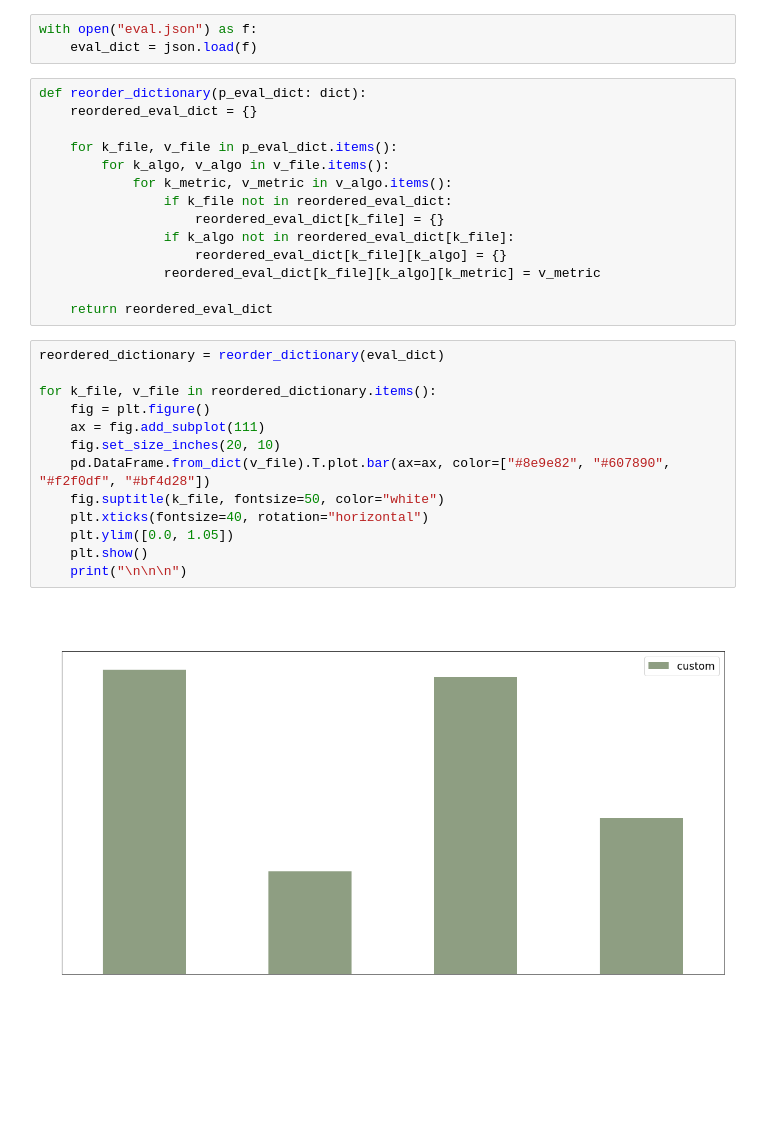
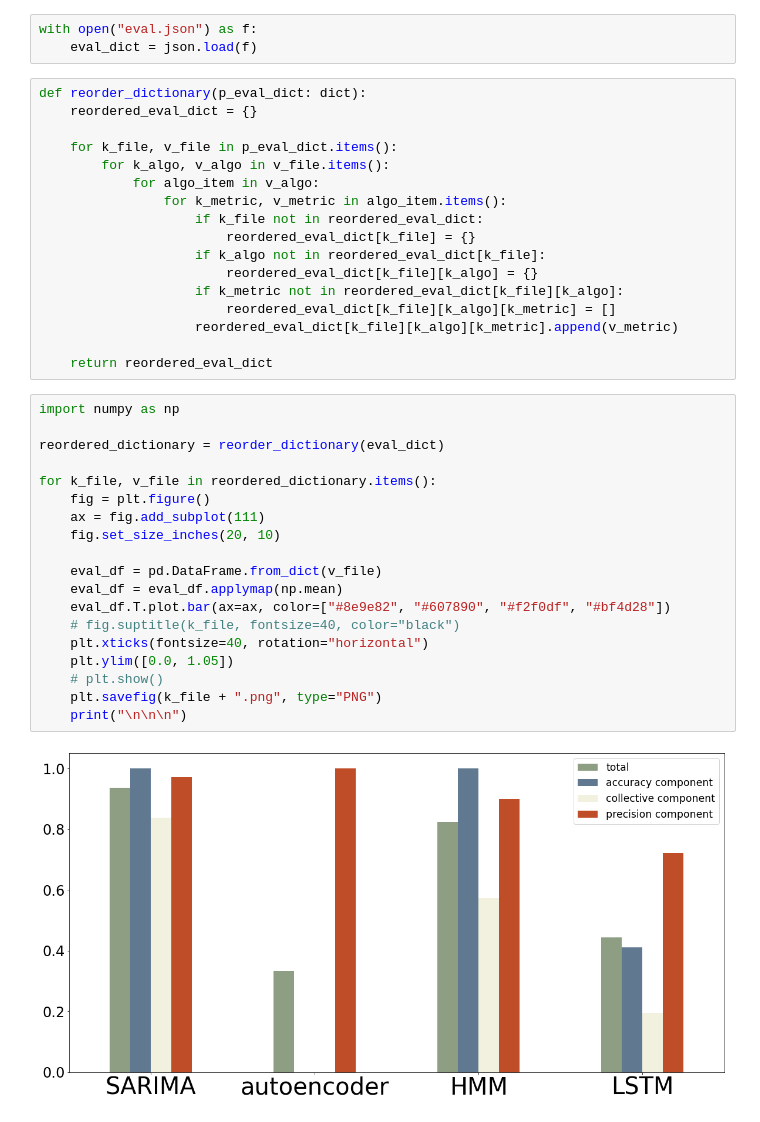
Before and after one commit to emerelte/kad, a Jupyter notebook: notebooks/eval_reader_nb.ipynb, the cells around one changed output. Saved outputs shown, nothing was run; the diff lists cells and outputs as text; blank space fills up the shorter version.

Commit message:
Change evaluation results to mean of several runs

```diff
--- a/notebooks/eval_reader_nb.ipynb
+++ b/notebooks/eval_reader_nb.ipynb
@@ -31,26 +34,35 @@ def reorder_dictionary(p_eval_dict: dict):
 
     for k_file, v_file in p_eval_dict.items():
         for k_algo, v_algo in v_file.items():
-            for k_metric, v_metric in v_algo.items():
-                if k_file not in reordered_eval_dict:
-                    reordered_eval_dict[k_file] = {}
-                if k_algo not in reordered_eval_dict[k_file]:
-                    reordered_eval_dict[k_file][k_algo] = {}
-                reordered_eval_dict[k_file][k_algo][k_metric] = v_metric
+            for algo_item in v_algo:
+                for k_metric, v_metric in algo_item.items():
+                    if k_file not in reordered_eval_dict:
+                        reordered_eval_dict[k_file] = {}
+                    if k_algo not in reordered_eval_dict[k_file]:
+                        reordered_eval_dict[k_file][k_algo] = {}
+                    if k_metric not in reordered_eval_dict[k_file][k_algo]:
+                        reordered_eval_dict[k_file][k_algo][k_metric] = []
+                    reordered_eval_dict[k_file][k_algo][k_metric].append(v_metric)
 
     return reordered_eval_dict
 # %%
+import numpy as np
+
 reordered_dictionary = reorder_dictionary(eval_dict)
 
 for k_file, v_file in reordered_dictionary.items():
     fig = plt.figure()
     ax = fig.add_subplot(111)
     fig.set_size_inches(20, 10)
-    pd.DataFrame.from_dict(v_file).T.plot.bar(ax=ax, color=["#8e9e82", "#607890", "#f2f0df", "#bf4d28"])
-    fig.suptitle(k_file, fontsize=50, color="white")
+
+    eval_df = pd.DataFrame.from_dict(v_file)
+    eval_df = eval_df.applymap(np.mean)
+    eval_df.T.plot.bar(ax=ax, color=["#8e9e82", "#607890", "#f2f0df", "#bf4d28"])
+    # fig.suptitle(k_file, fontsize=40, color="black")
     plt.xticks(fontsize=40, rotation="horizontal")
     plt.ylim([0.0, 1.05])
-    plt.show()
+    # plt.show()
+    plt.savefig(k_file + ".png", type="PNG")
     print("\n\n\n")
 # %% [output]
-[figure, old version]
+[figure, new version]
```
Also changed, not shown: parts of 5 cells of this notebook, 3 other files.
